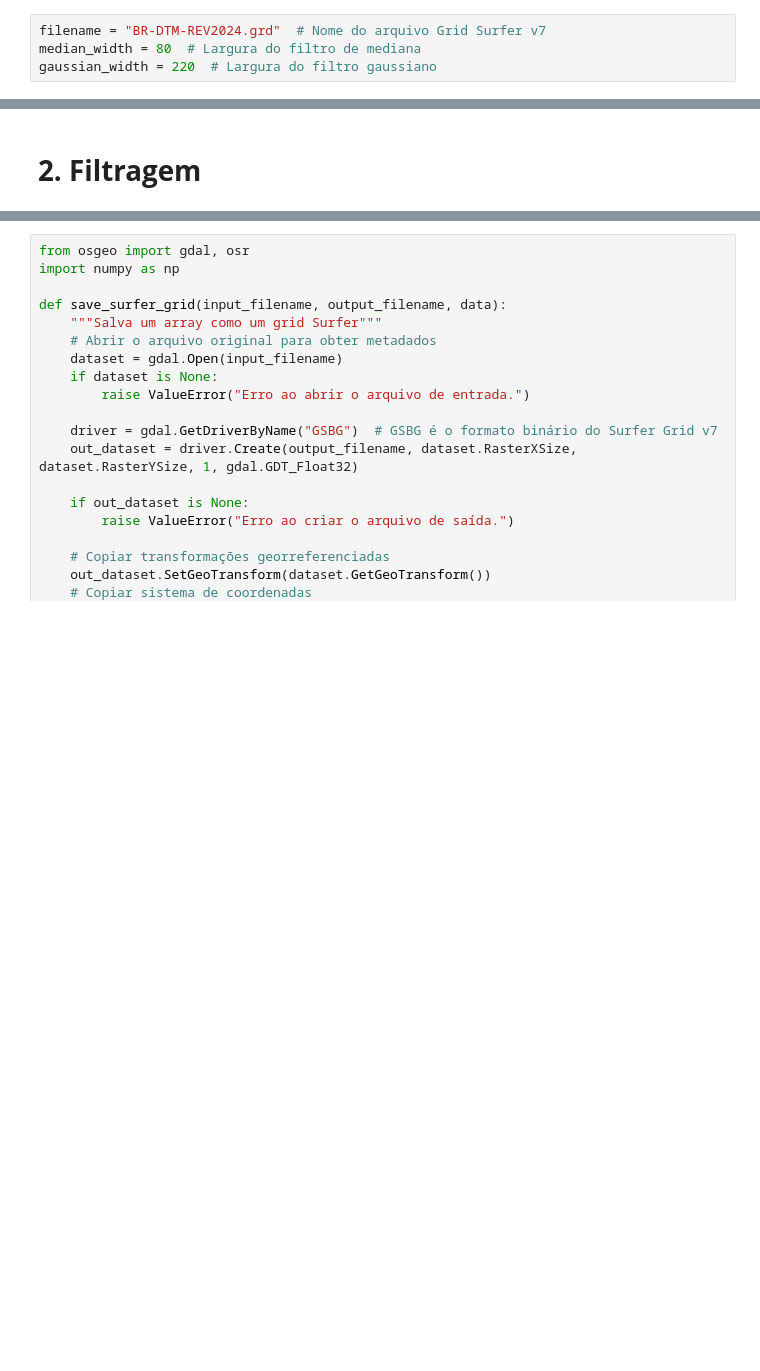
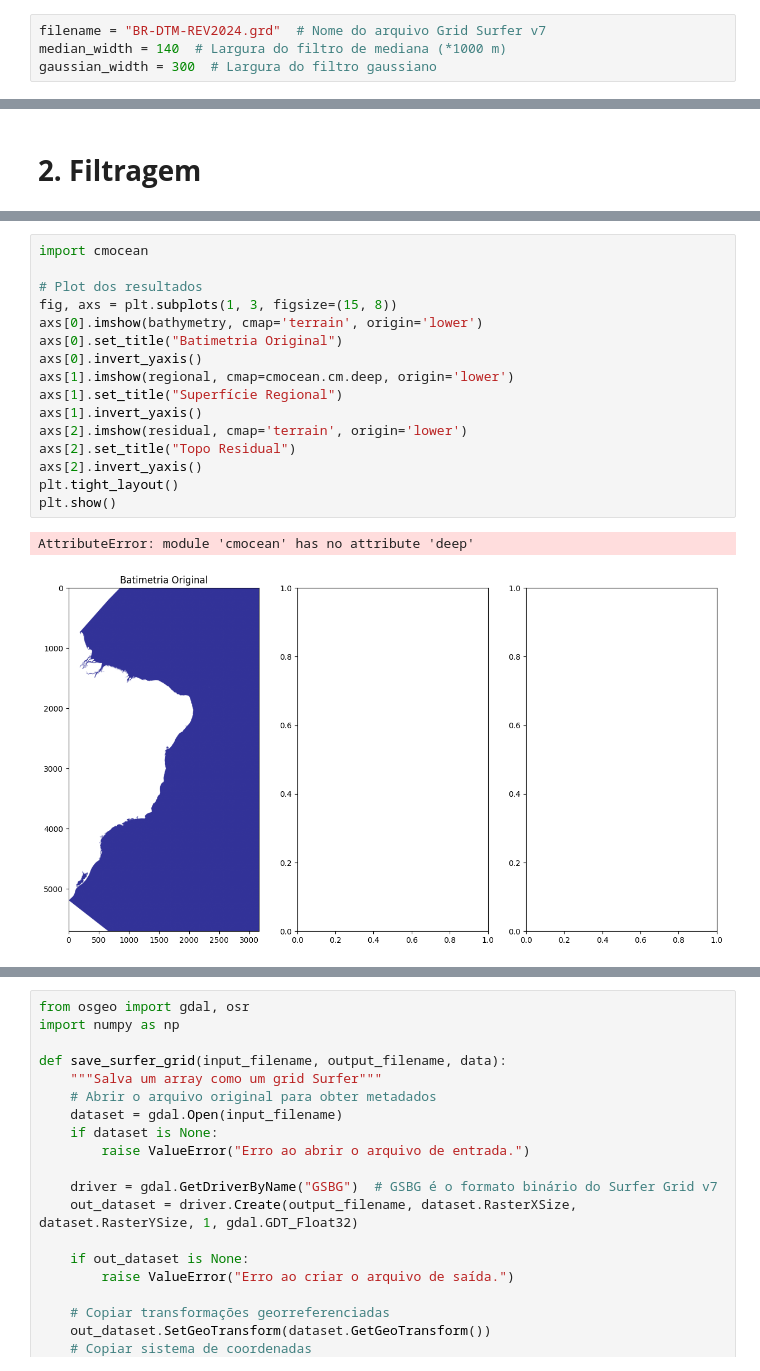
Before and after one commit to lszam/brazilianplatform, a Jupyter notebook: BatimetriaResidual_Wessel2016.ipynb, the cells around one changed output, grey strips where cells are left out. Drawn from its saved outputs; the diff is of its cells as text; blank space fills up the shorter version.

```diff
--- a/BatimetriaResidual_Wessel2016.ipynb
+++ b/BatimetriaResidual_Wessel2016.ipynb
@@ -22,8 +26,8 @@ No caso do parâmetro de gaussiana, deve-se escolher uma medida que corresponda
 ## **Parâmetros de entrada**
 # %%
 filename = "BR-DTM-REV2024.grd"  # Nome do arquivo Grid Surfer v7
-median_width = 80  # Largura do filtro de mediana
-gaussian_width = 220  # Largura do filtro gaussiano
+median_width = 140  # Largura do filtro de mediana (*1000 m)
+gaussian_width = 300  # Largura do filtro gaussiano
 # %% [markdown]
 # **1. Ambiente**
 # %%
@@ -151,0 +180,19 @@ plt.show()
+# %%
+import cmocean
+
+# Plot dos resultados
+fig, axs = plt.subplots(1, 3, figsize=(15, 8))
+axs[0].imshow(bathymetry, cmap='terrain', origin='lower')
+axs[0].set_title("Batimetria Original")
+axs[0].invert_yaxis()
+axs[1].imshow(regional, cmap=cmocean.cm.deep, origin='lower')
+axs[1].set_title("Superfície Regional")
+axs[1].invert_yaxis()
+axs[2].imshow(residual, cmap='terrain', origin='lower')
+axs[2].set_title("Topo Residual")
+axs[2].invert_yaxis()
+plt.tight_layout()
+plt.show()
+# %% [output]
+AttributeError: module 'cmocean' has no attribute 'deep'
+[figure, added]
```
Also changed, not shown: parts of 9 cells of this notebook.
